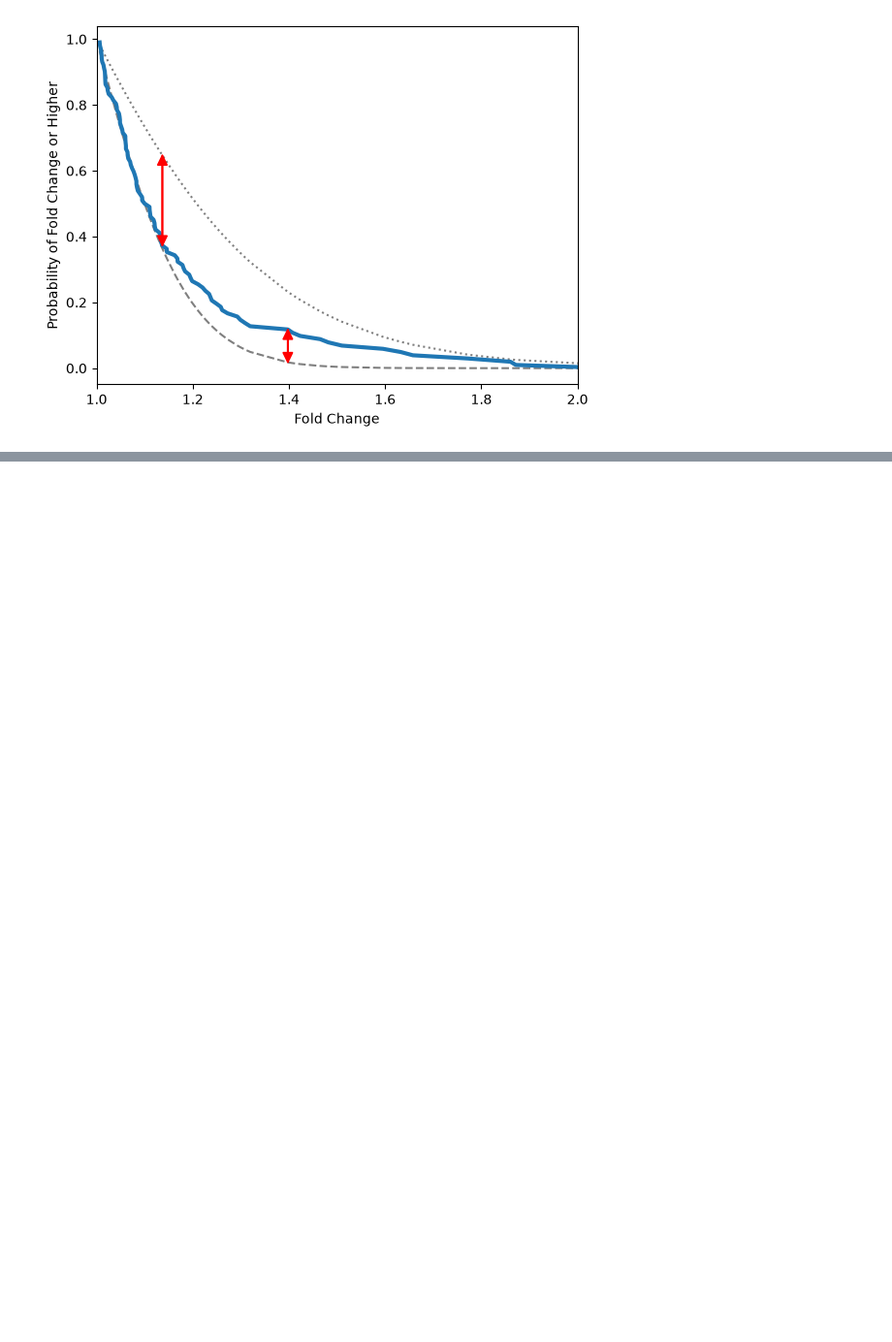
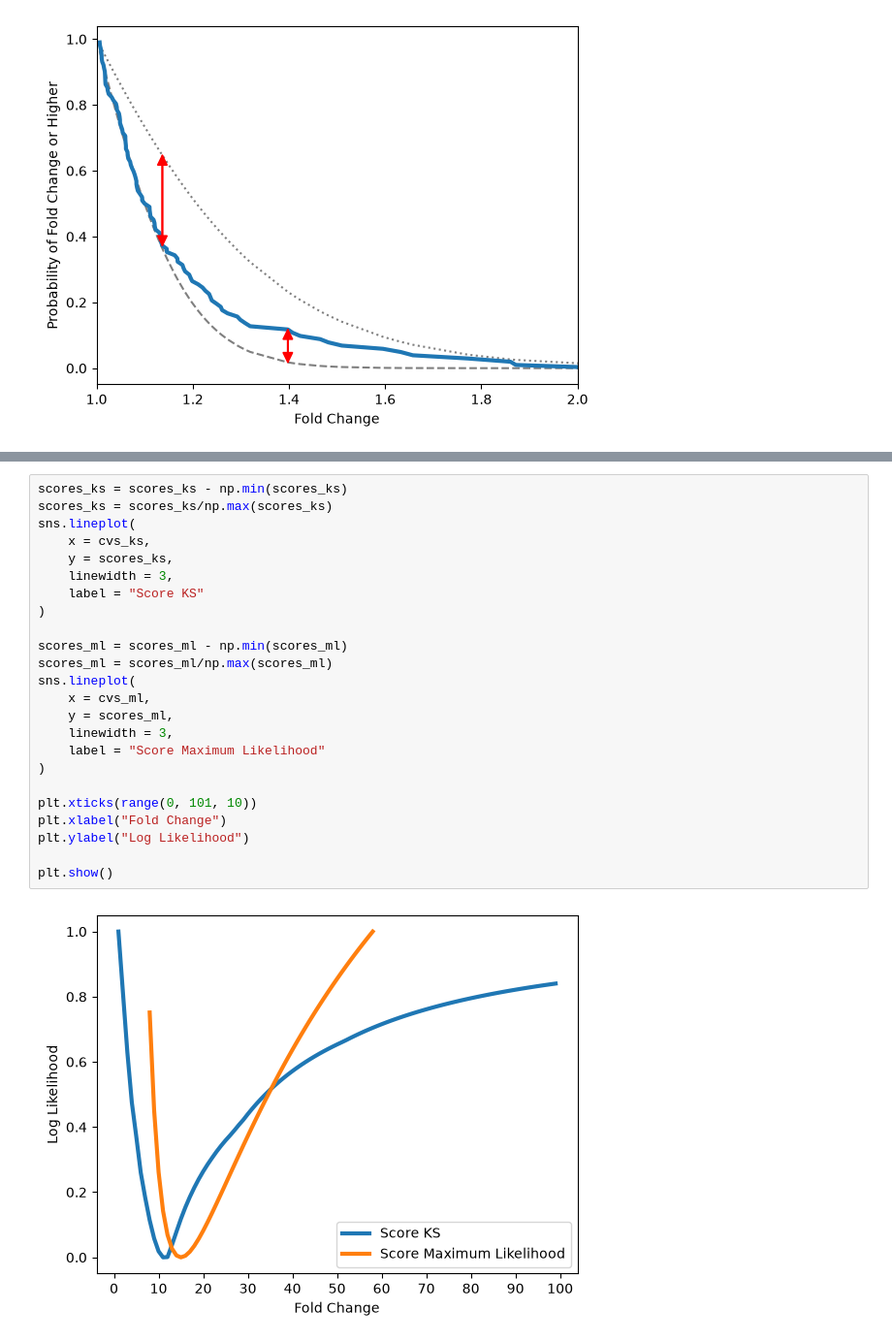
Before and after one commit to AnthonyOfSeattle/affinity-proteomics-notebook, a Jupyter notebook: work/2026_09_09_investigating_candia_dispersion.ipynb, the cells around one changed output, grey strips where cells are left out. Shown at 97% size. Drawn from its saved outputs; the diff is of its cells as text; blank space fills up the shorter version.

```diff
--- a/work/2026_09_09_investigating_candia_dispersion.ipynb
+++ b/work/2026_09_09_investigating_candia_dispersion.ipynb
@@ -561,0 +621,26 @@ plt.show()
+# %%
+scores_ks = scores_ks - np.min(scores_ks)
+scores_ks = scores_ks/np.max(scores_ks)
+sns.lineplot(
+    x = cvs_ks,
+    y = scores_ks,
+    linewidth = 3,
+    label = "Score KS"
+)
+
+scores_ml = scores_ml - np.min(scores_ml)
+scores_ml = scores_ml/np.max(scores_ml)
+sns.lineplot(
+    x = cvs_ml,
+    y = scores_ml,
+    linewidth = 3,
+    label = "Score Maximum Likelihood"
+)
+
+plt.xticks(range(0, 101, 10))
+plt.xlabel("Fold Change")
+plt.ylabel("Log Likelihood")
+
+plt.show()
+# %% [output]
+[figure, added]
```
Also changed, not shown: parts of 4 cells of this notebook, 1 other file.
